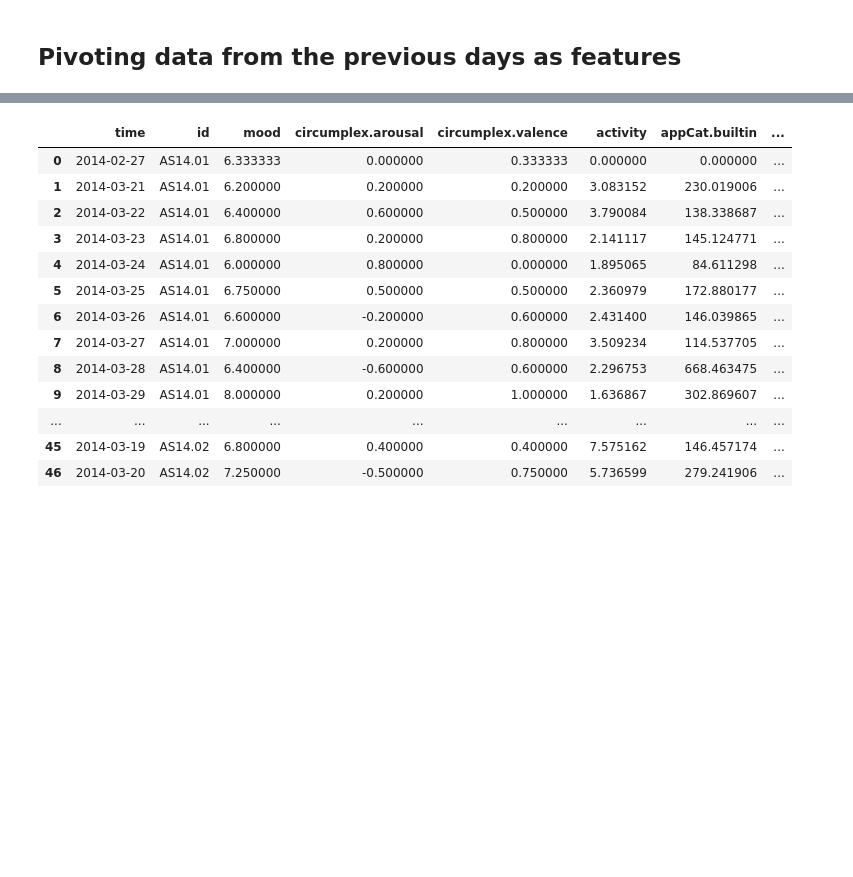
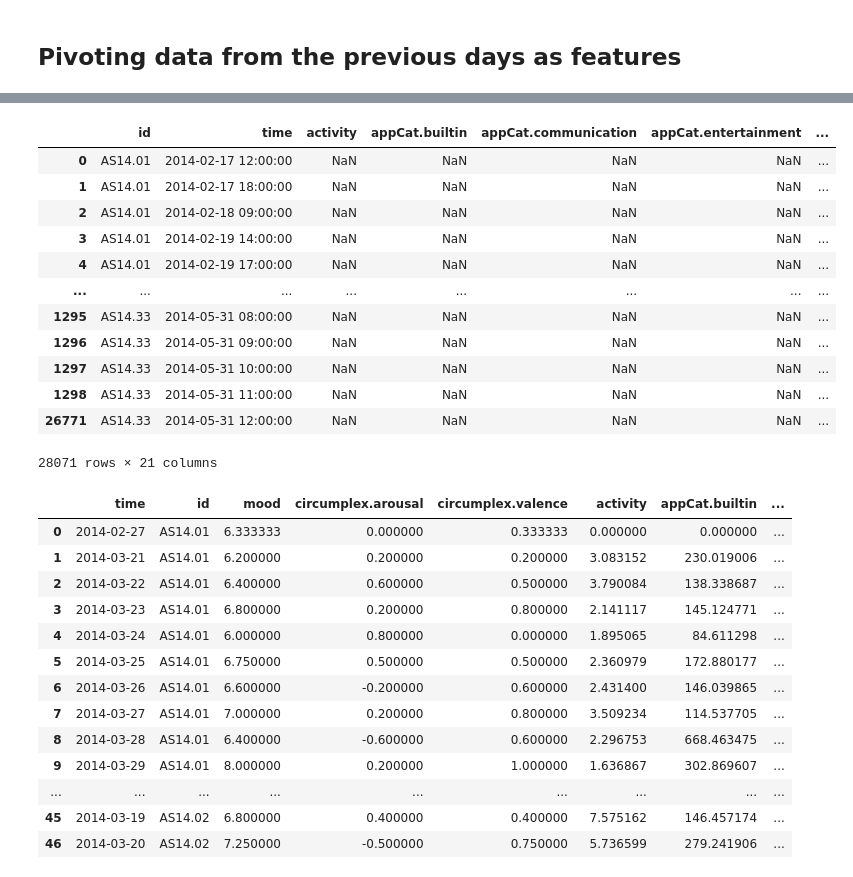
Before and after one commit to OlegBEZb/Data_Mining_assignment_1, a Jupyter notebook: Assignment_1.ipynb, the cells around one changed output, grey strips where cells are left out. Saved outputs shown, nothing was run; the diff lists cells and outputs as text; code cells hidden in the pictures; blank space fills up the shorter version.

```diff
--- a/Assignment_1.ipynb
+++ b/Assignment_1.ipynb
@@ -175,3 +196,19 @@ don't forget to try find their local times (the first measurement is done in the
+# %%
+pivoted_df
+# %% [output]
+|  | id | time | activity | appCat.builtin | appCat.communication | appCat.entertainment | ... |
+| 0 | AS14.01 | 2014-02-17 12:00:00 | NaN | NaN | NaN | NaN | ... |
+| 1 | AS14.01 | 2014-02-17 18:00:00 | NaN | NaN | NaN | NaN | ... |
+| 2 | AS14.01 | 2014-02-18 09:00:00 | NaN | NaN | NaN | NaN | ... |
+| 3 | AS14.01 | 2014-02-19 14:00:00 | NaN | NaN | NaN | NaN | ... |
+| 4 | AS14.01 | 2014-02-19 17:00:00 | NaN | NaN | NaN | NaN | ... |
+| ... | ... | ... | ... | ... | ... | ... | ... |
+| 1295 | AS14.33 | 2014-05-31 08:00:00 | NaN | NaN | NaN | NaN | ... |
+| 1296 | AS14.33 | 2014-05-31 09:00:00 | NaN | NaN | NaN | NaN | ... |
+| 1297 | AS14.33 | 2014-05-31 10:00:00 | NaN | NaN | NaN | NaN | ... |
+| 1298 | AS14.33 | 2014-05-31 11:00:00 | NaN | NaN | NaN | NaN | ... |
+| 26771 | AS14.33 | 2014-05-31 12:00:00 | NaN | NaN | NaN | NaN | ... |
+28071 rows × 21 columns
 # %%
 # pivot and fill missing timestamps
 df['time'] = df['time'].dt.floor('H')
```
Also changed, not shown: parts of 24 cells of this notebook.
